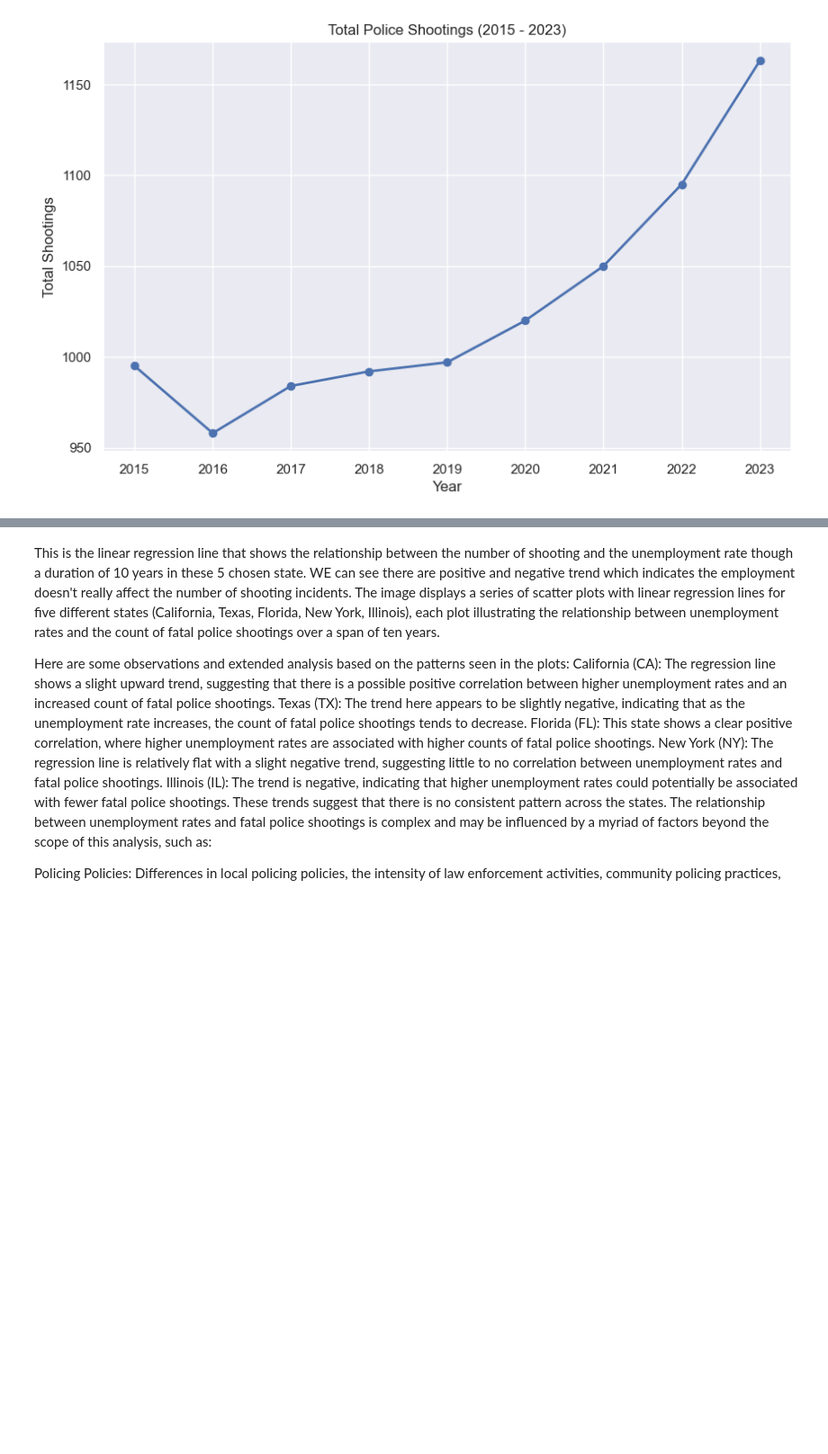
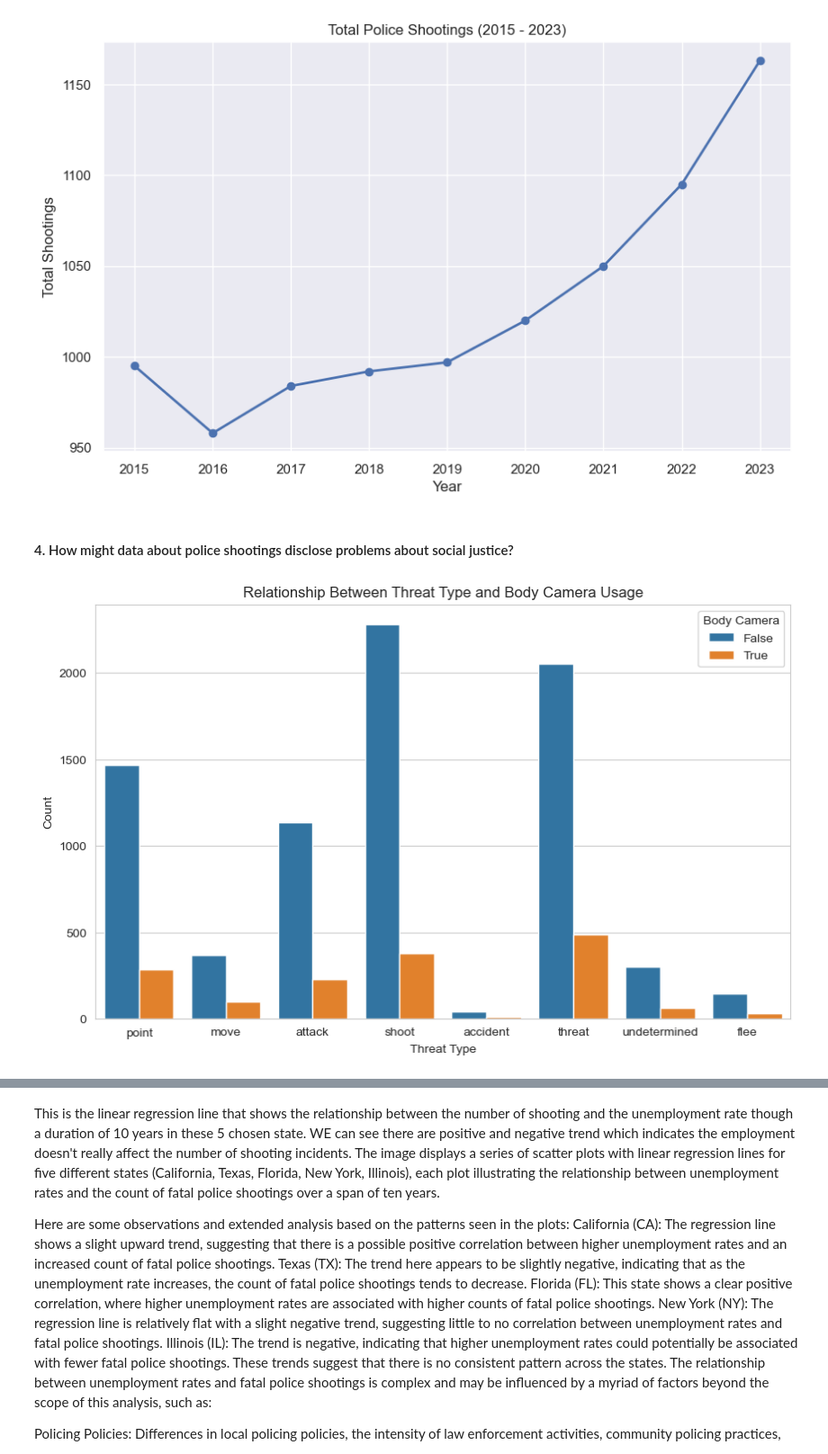
Before and after one commit to nicklo0531/cse163_project, a Jupyter notebook: document.ipynb, the cells around one changed output, grey strips where cells are left out. Shown: that part at 90% size. Drawn from its saved outputs; the diff is of its cells as text; code cells hidden in the pictures; blank space fills up the shorter version.

Commit message:
added graphs

```diff
--- a/document.ipynb
+++ b/document.ipynb
@@ -124,4 +139,10 @@ This upward trajectory underscores the urgency for comprehensive reforms in law
 plotTotalShootings(df)
 # %% [output]
 [figure]
+# %% [markdown]
+#### 4. How might data about police shootings disclose problems about social justice?
+# %%
+plot_threat_type_vs_body_camera(csv_file_path)
+# %% [output]
+[figure, added]
 # %% [markdown]
```
Also changed, not shown: parts of 9 cells of this notebook.
